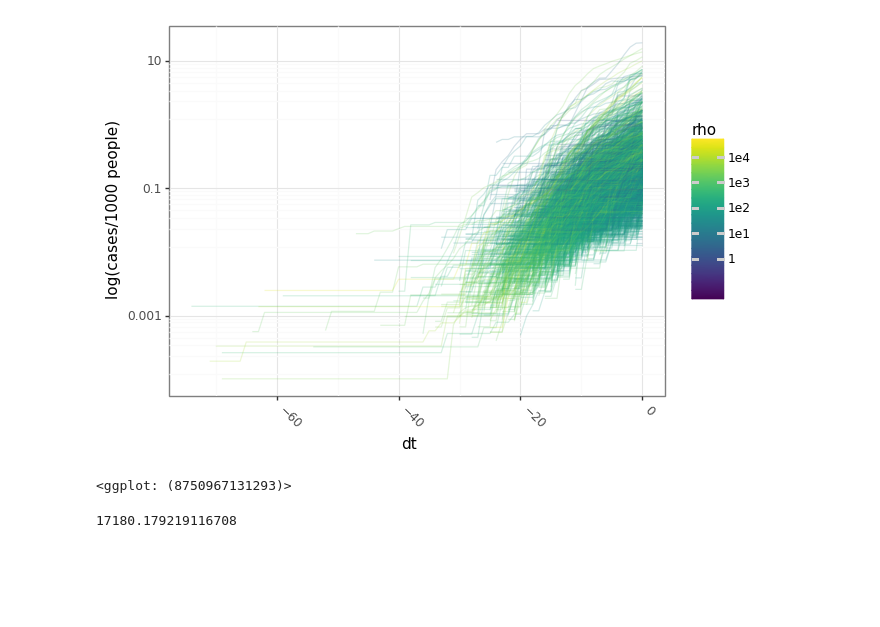
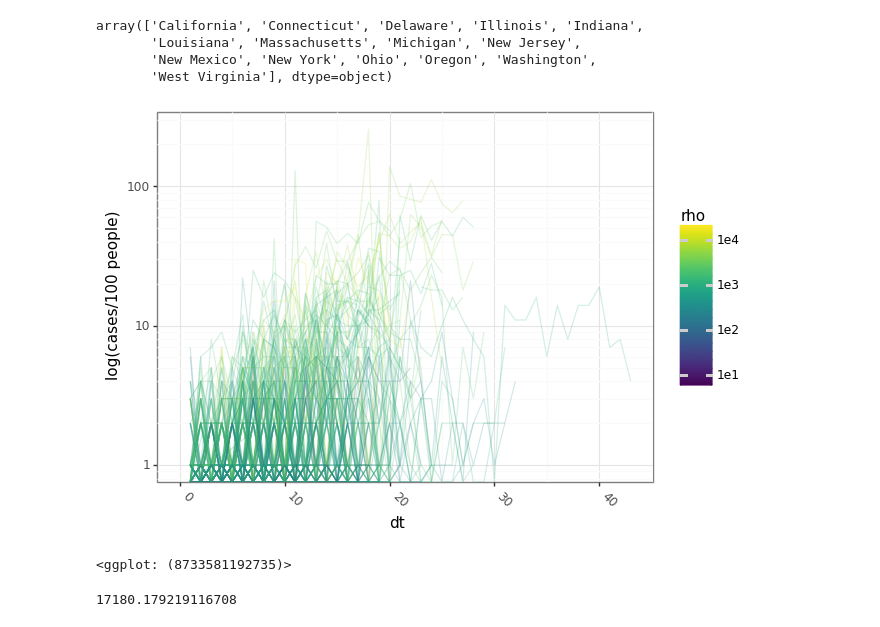
Before and after one commit to jwhendy/covid19, a Jupyter notebook: covid19.ipynb, the cells around one changed output. Drawn from its saved outputs; the diff is of its cells as text; code cells hidden in the pictures; blank space fills up the shorter version.

Commit message:
added per state data

```diff
--- a/covid19.ipynb
+++ b/covid19.ipynb
@@ -27,14 +27,13 @@ def read_web_csv(url, cols=None):
 
 sah_dates = pd.read_csv('data/sah_dates.csv')
 # %%
-
 pop = read_web_csv('https://raw.githubusercontent.com/jwhendy/covid19/master/data/population.csv',
                    cols=['fips', 'pop'])
-lnd = read_web_csv('https://raw.githubusercontent.com/jwhendy/covid19/master/data/land_sqm.csv',
-                   cols=['fips', 'land_sqm'])
+land = read_web_csv('https://raw.githubusercontent.com/jwhendy/covid19/master/data/land_sqm.csv',
+                    cols=['fips', 'land_sqm'])
 age = read_web_csv('https://raw.githubusercontent.com/jwhendy/covid19/master/data/age_median.csv',
                    cols=['fips', 'age_med'])
 inc = read_web_csv('https://raw.githubusercontent.com/jwhendy/covid19/master/data/income_median.csv',
                    cols=['fips', 'inc_med'])
-mob_agg = read_web_csv('https://raw.githubusercontent.com/jwhendy/covid19/master/data/mobility-data-agg.csv')
-mob_ts = read_web_csv('https://raw.githubusercontent.com/jwhendy/covid19/master/data/mobility-data-ts.csv')
+mob_agg = read_web_csv('https://raw.githubusercontent.com/jwhendy/covid19/master/data/mobility-data-agg_2020-04-05.csv')
+mob_ts = read_web_csv('https://raw.githubusercontent.com/jwhendy/covid19/master/data/mobility-data-ts_all.csv')
@@ -68,15 +40,21 @@ dat_county[-dat_county['fips'].isin(pop.fips)]
 # %%
 dat_m = dat_county.merge(pop, on='fips')
+dat_m = dat_m[dat_m['pop'] > 10000]
+dat_m = dat_m[dat_m['deaths'] > 1]
+dat_m = dat_m[dat_m['cases'] > 10]
 dat_m = dat_m.merge(land, on='fips')
 dat_m = dat_m.merge(age, on='fips')
 dat_m = dat_m.merge(inc, on='fips')
-dat_m['rho'] = dat_m['pop']/dat_m['land_sqm']
-dat_m['cases_pop'] = dat_m['cases'] / dat_m['pop']
+dat_m['rho'] = dat_m['pop'] / dat_m['land_sqm']
+dat_m['cases_pop'] = (dat_m['cases'] / dat_m['pop'])*100
+dat_m['deaths_pop'] = (dat_m['deaths'] / dat_m['pop'])*100
 dat_m['rho_log'] = np.log10(dat_m['rho'])
-dat_m['grp'] = dat_m['state'] + '_' + dat_m['county']
+#dat_m['grp'] = dat_m['state'] + '_' + dat_m['county']
 ###dat_sub = dat_m[(dat_m['fips']==17031) & (dat_sub['cases'] > 10)]
 ###dat_m.groupby('fips').apply(lambda x: (x['date']-x['date'].min()).dt.days)
-dat_m['dt'] = dat_m.groupby('fips', sort=False).apply(lambda x: (x['date']-x['date'].max()).dt.days).reset_index(name='dt', drop=True)
-dat_m.head()
+dat_m['dt'] = dat_m.groupby('fips', sort=False).apply(lambda x: (x['date']-x['date'].min()).dt.days).reset_index(name='dt', drop=True)
+dat_m['cases_dt'] = dat_m.groupby('fips', sort=False)['cases'].apply(lambda x: x.diff())
+dat_m['deaths_dt'] = dat_m.groupby('fips', sort=False)['deaths'].apply(lambda x: x.diff())
+dat_m
 # %% [output]
 |  | date | county | state | fips | cases | deaths | pop | land_sqm | age_med | inc_med | rho | ... |
@@ -87,0 +73,16 @@ dat_m.head()
+# %%
+import datetime
+dat_agg = dat_m.groupby(['state', 'county', 'fips', 'pop', 'rho', 'rho_log'],
+                        as_index=False).agg({'cases': 'last', 'deaths': 'last', 'cases_pop': 'mean', 'deaths_pop': 'mean',
+                                             'cases_dt': 'mean', 'deaths_dt': 'mean'})
+dat_agg = dat_agg.merge(sah_dates, on='state')
+dat_agg = dat_agg.rename(columns={'date': 'sah'})
+dat_agg['early'] = (pd.to_datetime('2020-04-13')-pd.to_datetime(dat_agg['sah'])) > datetime.timedelta(days=19)
+#ggplot(dat_agg, aes(x='rho', y='pop')) + geom_point()
+dat_agg[dat_agg['early']==True].state.unique()
+#dat_agg
+# %% [output]
+array(['California', 'Connecticut', 'Delaware', 'Illinois', 'Indiana',
+       'Louisiana', 'Massachusetts', 'Michigan', 'New Jersey',
+       'New Mexico', 'New York', 'Ohio', 'Oregon', 'Washington',
+       'West Virginia'], dtype=object)
@@ -88,26 +94,27 @@ dat_m.head()
 # %%
 size_cut = 1000
 dat_m['size'] = [None]*len(dat_m)
 dat_m.loc[dat_m['rho'] <= size_cut, 'size'] = 'small'
 dat_m.loc[dat_m['rho'] > size_cut, 'size'] = 'big'
 
 ### won't currently work: https://github.com/has2k1/plotnine/issues/159
 #p = ggplot(dat_m, aes(x='date', y='cases_pop*1000', color='rho', group='grp')) + geom_line(alpha=0.2, size=0.5)
 #p = p + scale_x_datetime(breaks=['2020-01-30', '2020-02-15', '2020-02-29', '2020-03-15', '2020-03-30'])
 #p = p + scale_color_cmap(trans='log10', breaks=[10**i for i in range(0, 5)])
 #p = p + guides(color=guide_colorbar(title='pop/sqm'))
-p = ggplot(dat_m, aes(x='dt', y='cases_pop*1000', color='rho', group='grp')) + geom_line(alpha=0.2, size=0.5)
+p = ggplot(dat_m, aes(x='dt', y='deaths_dt', color='rho', group='fips')) + geom_line(alpha=0.2, size=0.5)
+#p = p + scale_color_cmap(trans='log10', breaks=[x*1e4 for x in [20, 50, 100, 200, 500]])
 p = p + scale_color_cmap(trans='log10', breaks=[10**i for i in range(0, 5)])
 ### uncomment to facet by big vs small
 #p = p + facet_grid('size~.')
 ### uncomment to plot by date
-p = p + scale_y_log10(name='log(cases/1000 people)')
+p = p + scale_y_log10(name='log(cases/100 people)')
 p = p + theme_bw() + theme(axis_text_x = element_text(angle=315, hjust=0))
 #p.save('plots/date-vs-cases.png', dpi=200, width=9, height=6)
 p
 # %% [output]
-[figure, old version]
+[figure, new version]
-<ggplot: (8750967131293)>
+<ggplot: (8733581192735)>
 # %%
 def find_exp_fit(df, thresh=10):
     """Finds polyfot coefficients for y = A + 10**(Bx). In this case, y=cases, x=population density.
```
Also changed, not shown: parts of 5 cells of this notebook, 7 other files.
